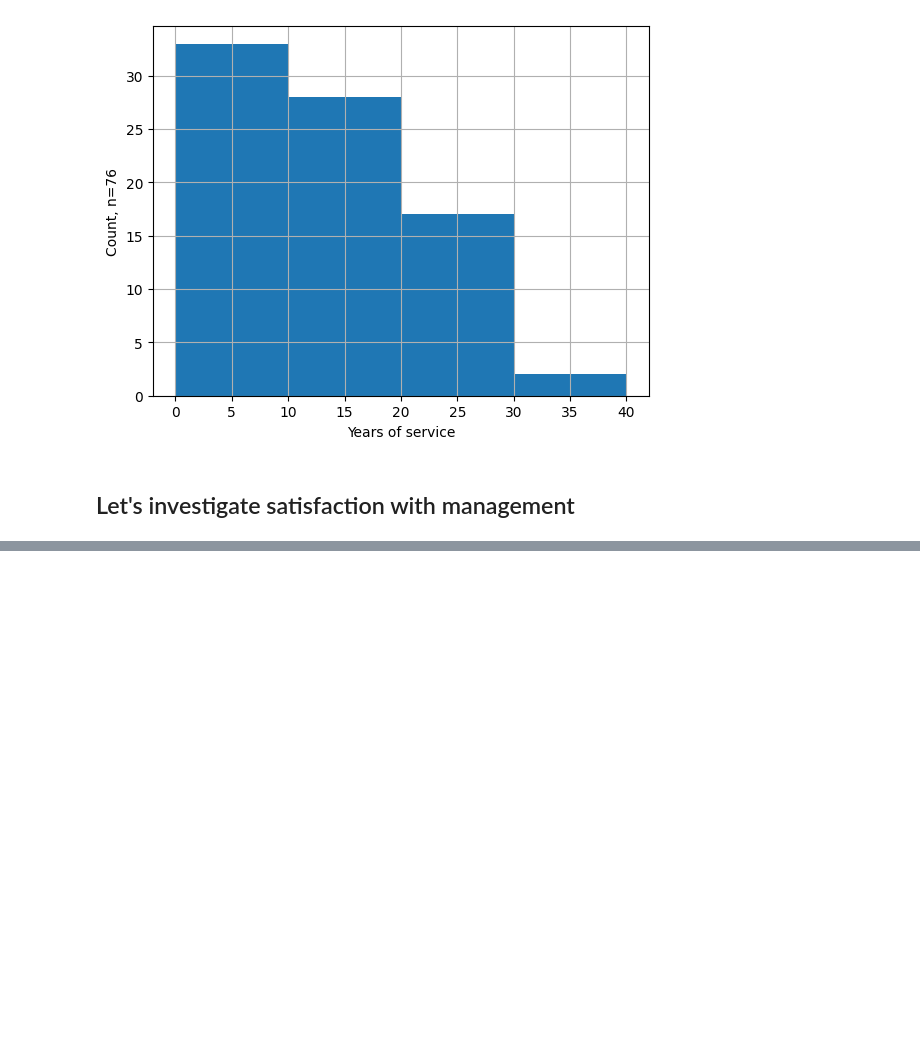
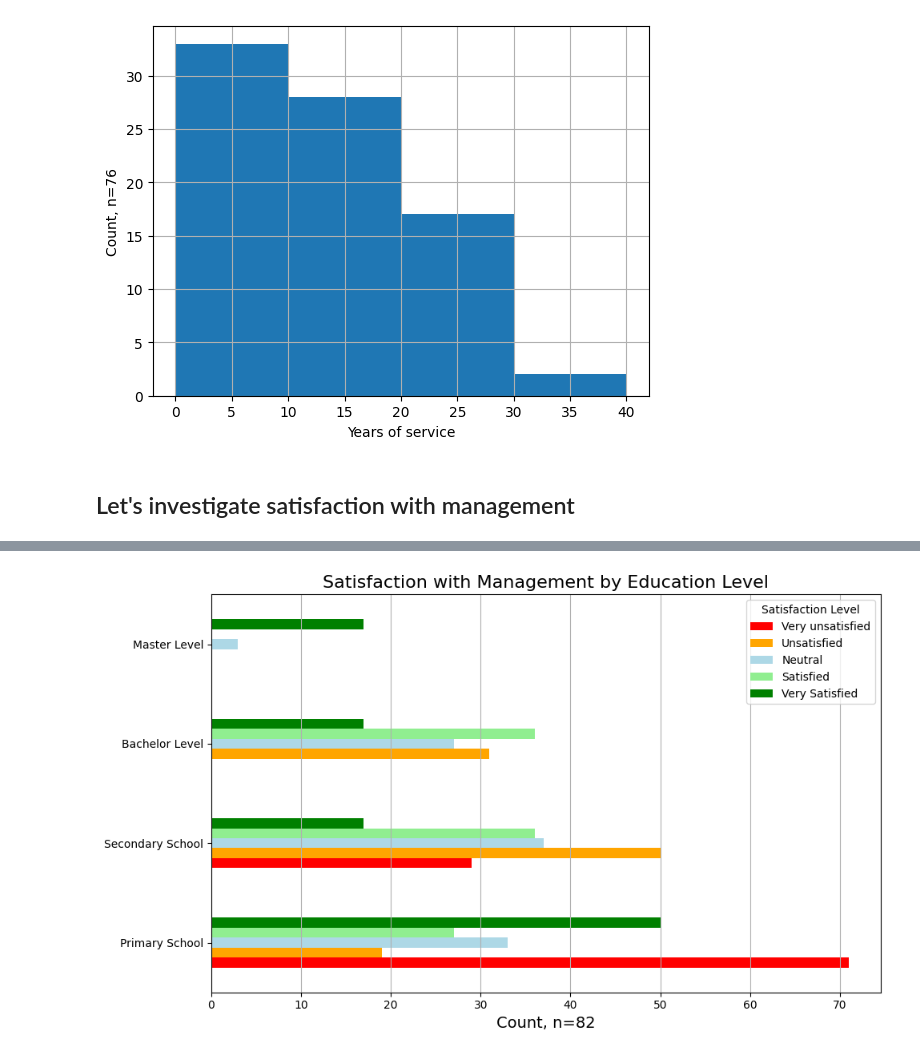
Before and after one commit to jemlau/DataAnalysisProject, a Jupyter notebook: harjoitustyöJEMINA.ipynb, the cells around one changed output, grey strips where cells are left out. Drawn from its saved outputs; the diff is of its cells as text; code cells hidden in the pictures; blank space fills up the shorter version.

```diff
--- a/harjoitustyöJEMINA.ipynb
+++ b/harjoitustyöJEMINA.ipynb
@@ -129,0 +191,6 @@ plt.show()
+# %%
+df_eduandmanag = pd.crosstab(df['education'], df['sat_management'], normalize = 'columns') * 100
+df_eduandmanag.index = ['Primary School', 'Secondary School', 'Bachelor Level', 'Master Level']
+df_eduandmanag.columns = ['Very unsatisfied', 'Unsatisfied', 'Neutral', 'Satisfied', 'Very Satisfied']
+df_eduandmanag = df_eduandmanag.round(0).astype(int)
+df_eduandmanag
@@ -129,0 +203,17 @@ plt.show()
+# %%
+colors = ['red', 'orange', 'lightblue', 'lightgreen', 'green']
+
+# Plotting Horizontal Bar Chart
+df_eduandmanag.plot(kind='barh', figsize=(10, 6), color=colors)
+
+# Add titles and labels
+plt.title('Satisfaction with Management by Education Level', fontsize=16)
+plt.xlabel('Count, n=' + str(n), fontsize=14)  # Ensure 'n' is defined
+plt.legend(title='Satisfaction Level')
+plt.grid(axis='x')
+
+# Show the plot
+plt.tight_layout()
+plt.show()
+# %% [output]
+[figure, added]
```
Also changed, not shown: parts of 10 cells of this notebook.
